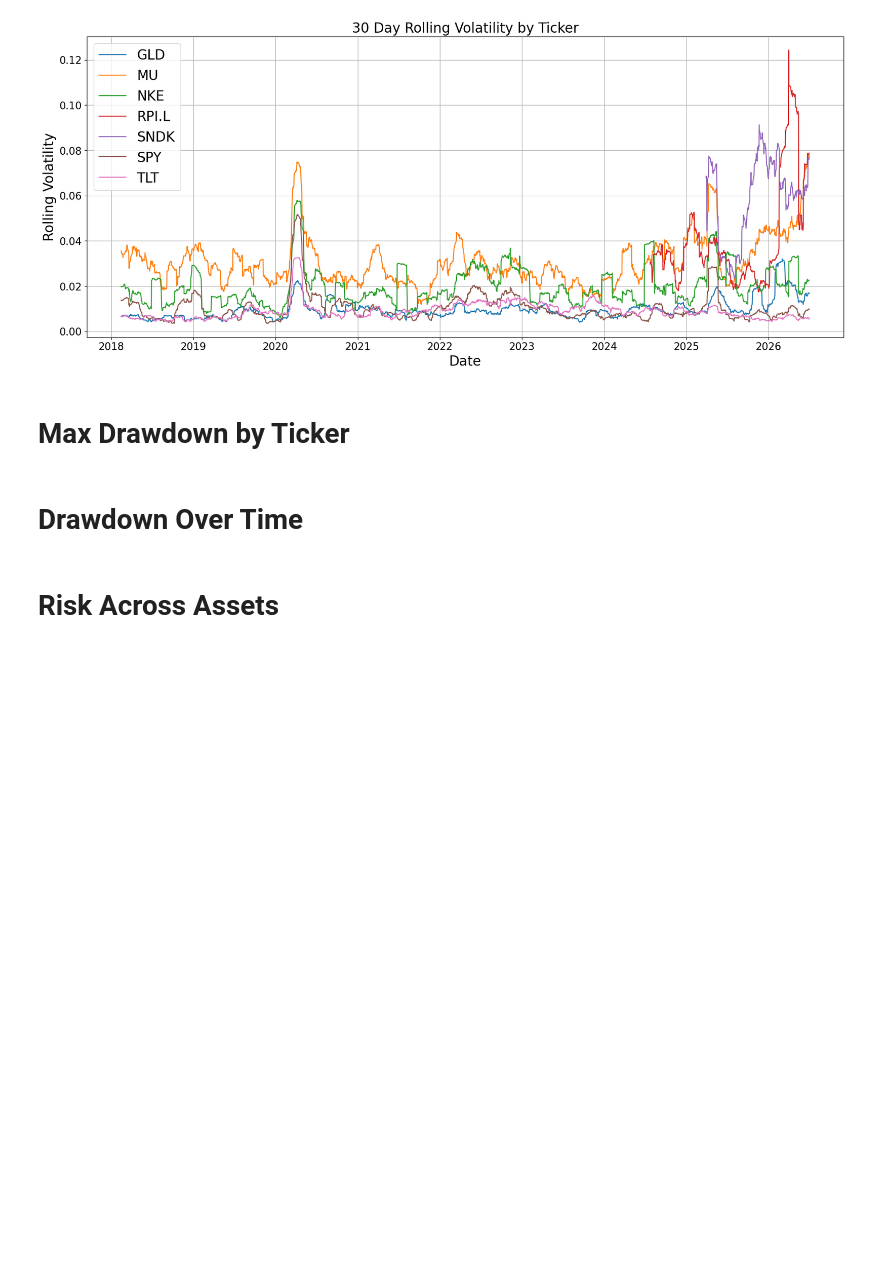
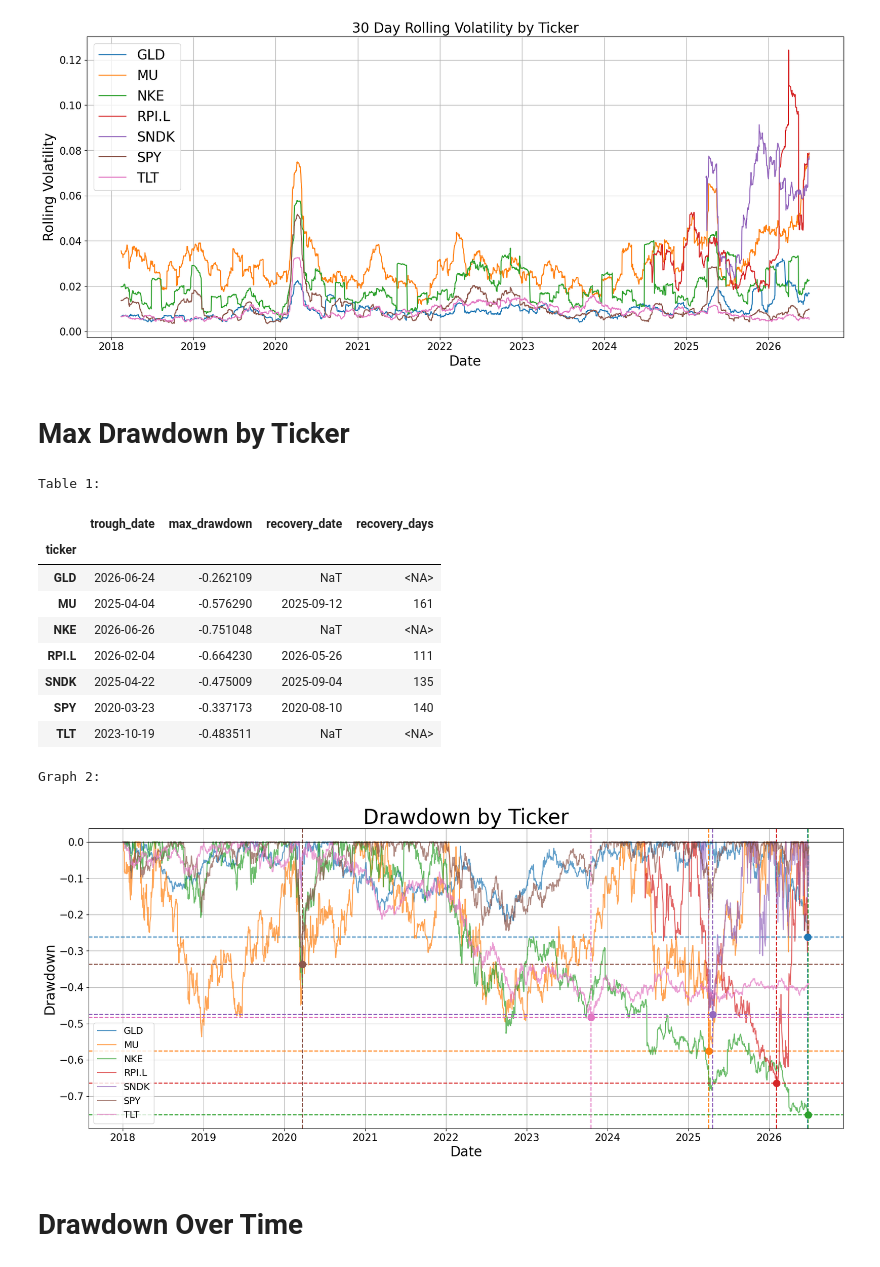
Before and after one commit to maxautomateseverything/market-intelligence-pipeline, a Jupyter notebook: EDA Notebooks/05 - Risk Analysis.ipynb, the cells around one changed output. Cells and saved outputs as stored; diff of their text form; code cells hidden in the pictures; blank space fills up the shorter version.

Commit message:
Risk Analysis Complete

```diff
--- a/EDA Notebooks/05 - Risk Analysis.ipynb
+++ b/EDA Notebooks/05 - Risk Analysis.ipynb
@@ -184,7 +341,7 @@ for asset, group in df_2.groupby(ticker):
 
     group = group.sort_values(date)
 
-    line, = plt.plot(group[date], group[drawdown], label=asset)
+    line, = plt.plot(group[date], group[drawdown], label=asset, alpha = 0.7)
     colour = line.get_color()
 
     max_dd_idx = group[drawdown].idxmin()
@@ -201,37 +358,48 @@ for asset, group in df_2.groupby(ticker):
         alpha = 1
     )
 
     plt.axvline(
         x = max_dd_date,
-        colour = colour,
+        color = colour,
         linestyle = "--",
         linewidth = 1.5,
         alpha = 1
     )
 
     plt.scatter(
         max_dd_date,
         max_dd_value,
-        colour = colour,
+        color = colour,
         s = 100,
         zorder = 5
     )
 
 plt.axhline(0, color = "black", linewidth = 1)
 
 plt.title("Drawdown by Ticker", fontsize=30)
 plt.xlabel("Date", fontsize=20)
 plt.ylabel("Drawdown", fontsize=20)
 plt.legend(fontsize=14)
 plt.xticks(fontsize=15)
 plt.yticks(fontsize=15)
 plt.grid()
 
-group_count += 1
+graph_count += 1
 print(f"Graph {graph_count}:")
 
 plt.show()
+# %% [output]
+Table 1:
+|  | trough_date | max_drawdown | recovery_date | recovery_days |
+| ticker |  |  |  |  |
+| GLD | 2026-06-24 | -0.262109 | NaT | <NA> |
+| MU | 2025-04-04 | -0.576290 | 2025-09-12 | 161 |
+| NKE | 2026-06-26 | -0.751048 | NaT | <NA> |
+| RPI.L | 2026-02-04 | -0.664230 | 2026-05-26 | 111 |
+| SNDK | 2025-04-22 | -0.475009 | 2025-09-04 | 135 |
+| SPY | 2020-03-23 | -0.337173 | 2020-08-10 | 140 |
+| TLT | 2023-10-19 | -0.483511 | NaT | <NA> |
+Graph 2:
+[figure, added]
 # %% [markdown]
 # Drawdown Over Time
-# %% [markdown]
-# Risk Across Assets
```
Also changed, not shown: parts of 4 cells of this notebook, 1 other file.
